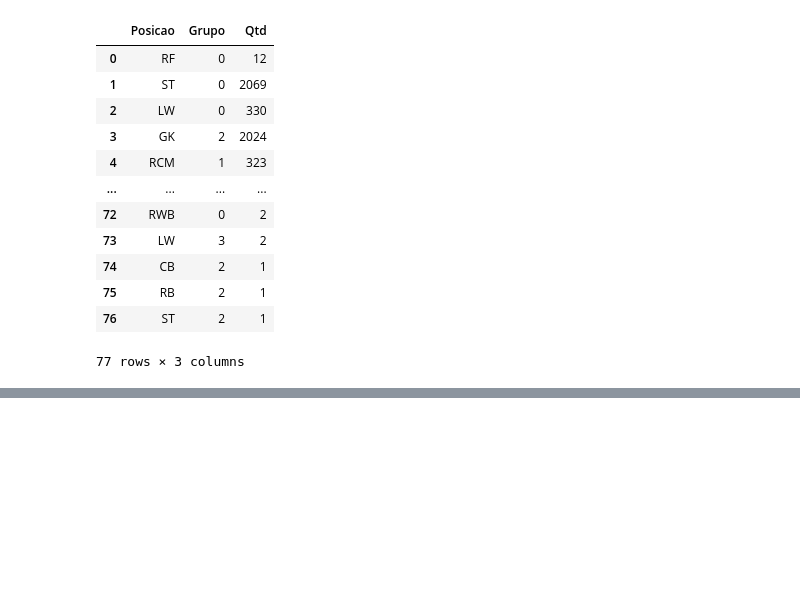
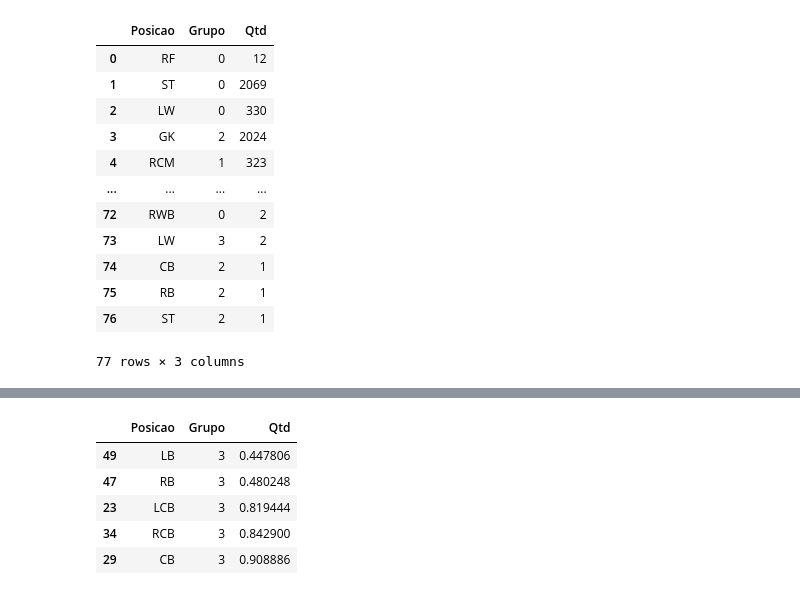
Before and after one commit to treinaweb/treinaweb-data-science-agrupamento-com-classificacao, a Jupyter notebook: ProjetoDataScience.ipynb, the cells around one changed output, grey strips where cells are left out. Drawn from its saved outputs; the diff is of its cells as text; code cells hidden in the pictures; blank space fills up the shorter version.

```diff
--- a/ProjetoDataScience.ipynb
+++ b/ProjetoDataScience.ipynb
@@ -601,0 +646,9 @@ compara
+# %%
+compara_percentual.tail()
+# %% [output]
+|  | Posicao | Grupo | Qtd |
+| 49 | LB | 3 | 0.447806 |
+| 47 | RB | 3 | 0.480248 |
+| 23 | LCB | 3 | 0.819444 |
+| 34 | RCB | 3 | 0.842900 |
+| 29 | CB | 3 | 0.908886 |
```
Also changed, not shown: parts of 4 cells of this notebook.
